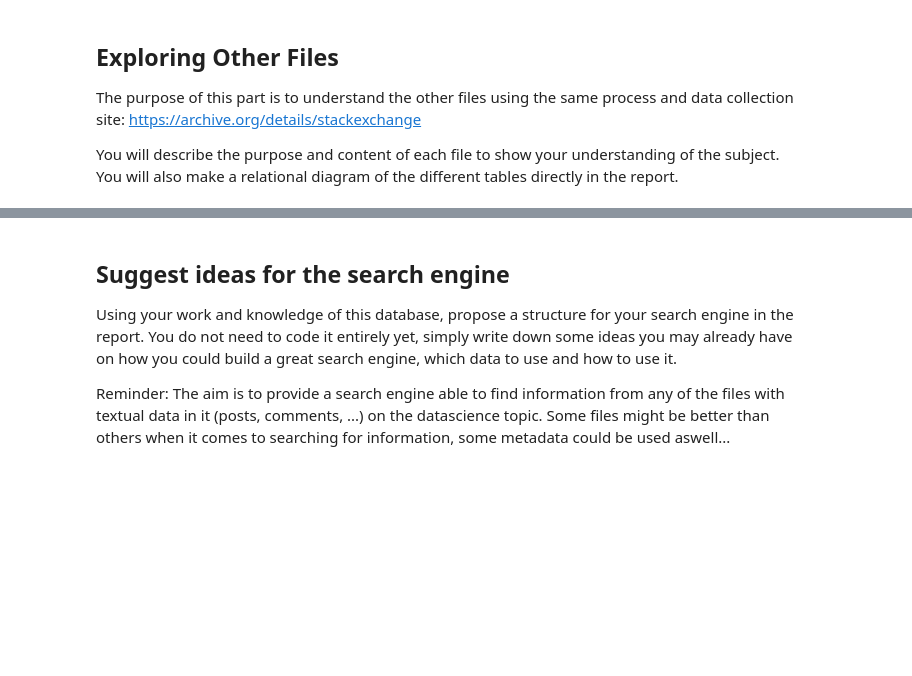
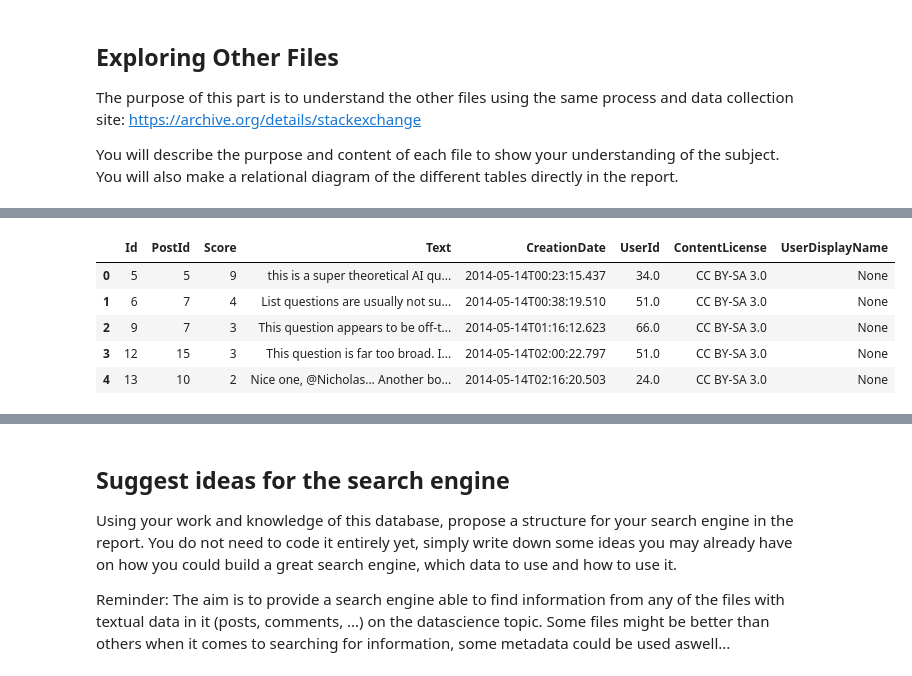
Before and after one commit to FlorianDeBoni/EI_ST4, a Jupyter notebook: Notebook_jour_1.ipynb, the cells around one changed output, grey strips where cells are left out. Saved outputs shown, nothing was run; the diff lists cells and outputs as text; code cells hidden in the pictures; blank space fills up the shorter version.

```diff
--- a/Notebook_jour_1.ipynb
+++ b/Notebook_jour_1.ipynb
@@ -232,0 +433,9 @@ You will describe the purpose and content of each file to show your understandin
+# %%
+L[4].head()
+# %% [output]
+|  | Id | PostId | Score | Text | CreationDate | UserId | ContentLicense | UserDisplayName |
+| 0 | 5 | 5 | 9 | this is a super theoretical AI qu... | 2014-05-14T00:23:15.437 | 34.0 | CC BY-SA 3.0 | None |
+| 1 | 6 | 7 | 4 | List questions are usually not su... | 2014-05-14T00:38:19.510 | 51.0 | CC BY-SA 3.0 | None |
+| 2 | 9 | 7 | 3 | This question appears to be off-t... | 2014-05-14T01:16:12.623 | 66.0 | CC BY-SA 3.0 | None |
+| 3 | 12 | 15 | 3 | This question is far too broad. I... | 2014-05-14T02:00:22.797 | 51.0 | CC BY-SA 3.0 | None |
+| 4 | 13 | 10 | 2 | Nice one, @Nicholas... Another bo... | 2014-05-14T02:16:20.503 | 24.0 | CC BY-SA 3.0 | None |
```
Also changed, not shown: parts of 34 cells of this notebook.
